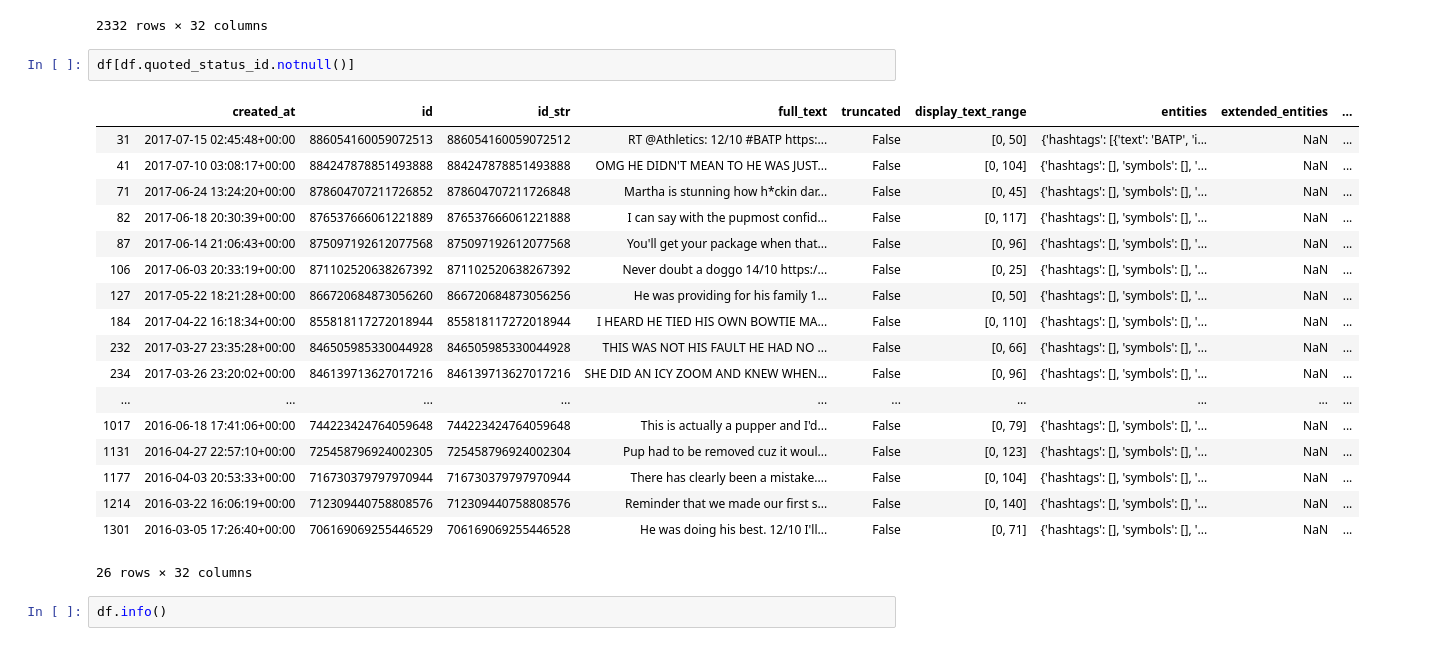
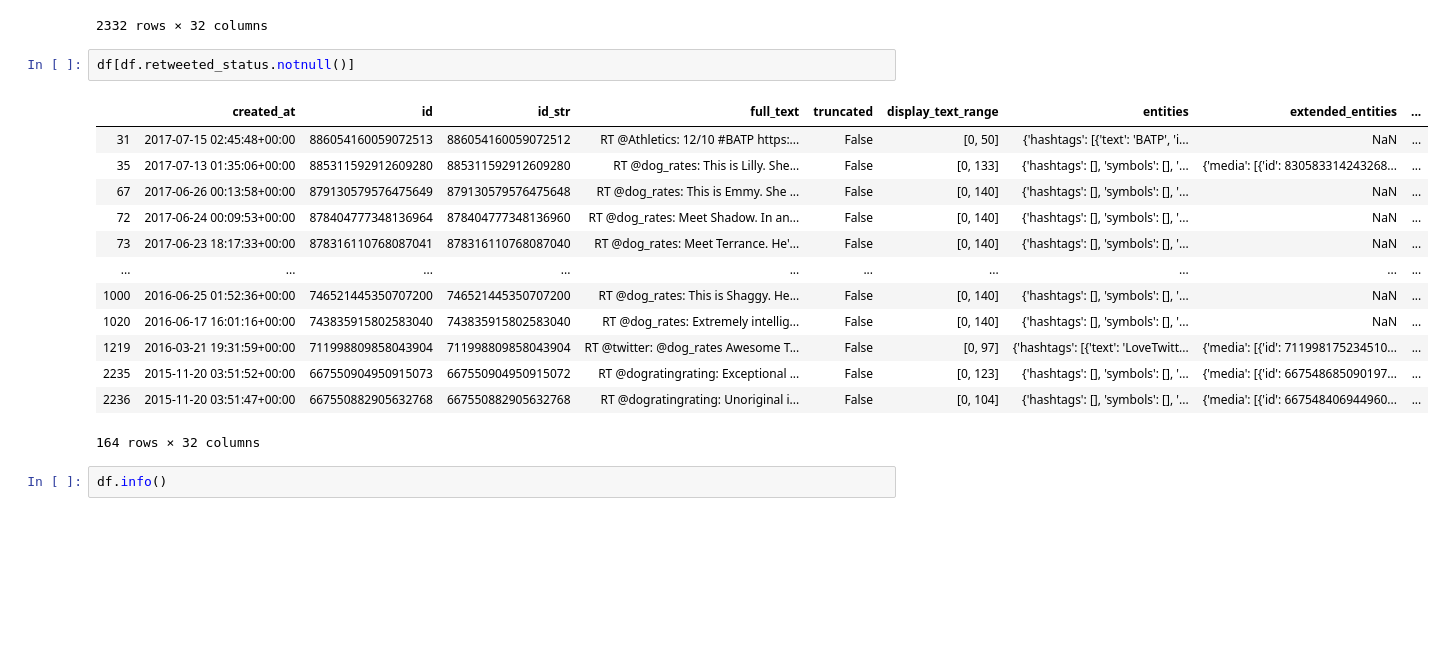
Before and after one commit to BeRT2me/BeRTs_Udacity_WeRateDogs, a Jupyter notebook: wrangle_act.ipynb, the cells around one changed output. Saved outputs shown, nothing was run; the diff lists cells and outputs as text; blank space fills up the shorter version.

```diff
--- a/wrangle_act.ipynb
+++ b/wrangle_act.ipynb
@@ -156,26 +195,21 @@ df
 | 2331 | 2015-11-15 22:32:08+00:00 | 666020888022790149 | 666020888022790144 | Here we have a Japanese Irish Set... | False | [0, 131] | {'hashtags': [], 'symbols': [], '... | {'media': [{'id': 666020881337073... | ... |
 2332 rows × 32 columns
 # %%
-df[df.quoted_status_id.notnull()]
+df[df.retweeted_status.notnull()]
 # %% [output]
 |  | created_at | id | id_str | full_text | truncated | display_text_range | entities | extended_entities | ... |
 | 31 | 2017-07-15 02:45:48+00:00 | 886054160059072513 | 886054160059072512 | RT @Athletics: 12/10 #BATP https:... | False | [0, 50] | {'hashtags': [{'text': 'BATP', 'i... | NaN | ... |
-| 41 | 2017-07-10 03:08:17+00:00 | 884247878851493888 | 884247878851493888 | OMG HE DIDN'T MEAN TO HE WAS JUST... | False | [0, 104] | {'hashtags': [], 'symbols': [], '... | NaN | ... |
-| 71 | 2017-06-24 13:24:20+00:00 | 878604707211726852 | 878604707211726848 | Martha is stunning how h*ckin dar... | False | [0, 45] | {'hashtags': [], 'symbols': [], '... | NaN | ... |
-| 82 | 2017-06-18 20:30:39+00:00 | 876537666061221889 | 876537666061221888 | I can say with the pupmost confid... | False | [0, 117] | {'hashtags': [], 'symbols': [], '... | NaN | ... |
-| 87 | 2017-06-14 21:06:43+00:00 | 875097192612077568 | 875097192612077568 | You'll get your package when that... | False | [0, 96] | {'hashtags': [], 'symbols': [], '... | NaN | ... |
-| 106 | 2017-06-03 20:33:19+00:00 | 871102520638267392 | 871102520638267392 | Never doubt a doggo 14/10 https:/... | False | [0, 25] | {'hashtags': [], 'symbols': [], '... | NaN | ... |
-| 127 | 2017-05-22 18:21:28+00:00 | 866720684873056260 | 866720684873056256 | He was providing for his family 1... | False | [0, 50] | {'hashtags': [], 'symbols': [], '... | NaN | ... |
-| 184 | 2017-04-22 16:18:34+00:00 | 855818117272018944 | 855818117272018944 | I HEARD HE TIED HIS OWN BOWTIE MA... | False | [0, 110] | {'hashtags': [], 'symbols': [], '... | NaN | ... |
-| 232 | 2017-03-27 23:35:28+00:00 | 846505985330044928 | 846505985330044928 | THIS WAS NOT HIS FAULT HE HAD NO ... | False | [0, 66] | {'hashtags': [], 'symbols': [], '... | NaN | ... |
-| 234 | 2017-03-26 23:20:02+00:00 | 846139713627017216 | 846139713627017216 | SHE DID AN ICY ZOOM AND KNEW WHEN... | False | [0, 96] | {'hashtags': [], 'symbols': [], '... | NaN | ... |
+| 35 | 2017-07-13 01:35:06+00:00 | 885311592912609280 | 885311592912609280 | RT @dog_rates: This is Lilly. She... | False | [0, 133] | {'hashtags': [], 'symbols': [], '... | {'media': [{'id': 830583314243268... | ... |
+| 67 | 2017-06-26 00:13:58+00:00 | 879130579576475649 | 879130579576475648 | RT @dog_rates: This is Emmy. She ... | False | [0, 140] | {'hashtags': [], 'symbols': [], '... | NaN | ... |
+| 72 | 2017-06-24 00:09:53+00:00 | 878404777348136964 | 878404777348136960 | RT @dog_rates: Meet Shadow. In an... | False | [0, 140] | {'hashtags': [], 'symbols': [], '... | NaN | ... |
+| 73 | 2017-06-23 18:17:33+00:00 | 878316110768087041 | 878316110768087040 | RT @dog_rates: Meet Terrance. He'... | False | [0, 140] | {'hashtags': [], 'symbols': [], '... | NaN | ... |
 | ... | ... | ... | ... | ... | ... | ... | ... | ... | ... |
-| 1017 | 2016-06-18 17:41:06+00:00 | 744223424764059648 | 744223424764059648 | This is actually a pupper and I'd... | False | [0, 79] | {'hashtags': [], 'symbols': [], '... | NaN | ... |
-| 1131 | 2016-04-27 22:57:10+00:00 | 725458796924002305 | 725458796924002304 | Pup had to be removed cuz it woul... | False | [0, 123] | {'hashtags': [], 'symbols': [], '... | NaN | ... |
-| 1177 | 2016-04-03 20:53:33+00:00 | 716730379797970944 | 716730379797970944 | There has clearly been a mistake.... | False | [0, 104] | {'hashtags': [], 'symbols': [], '... | NaN | ... |
-| 1214 | 2016-03-22 16:06:19+00:00 | 712309440758808576 | 712309440758808576 | Reminder that we made our first s... | False | [0, 140] | {'hashtags': [], 'symbols': [], '... | NaN | ... |
-| 1301 | 2016-03-05 17:26:40+00:00 | 706169069255446529 | 706169069255446528 | He was doing his best. 12/10 I'll... | False | [0, 71] | {'hashtags': [], 'symbols': [], '... | NaN | ... |
+| 1000 | 2016-06-25 01:52:36+00:00 | 746521445350707200 | 746521445350707200 | RT @dog_rates: This is Shaggy. He... | False | [0, 140] | {'hashtags': [], 'symbols': [], '... | NaN | ... |
+| 1020 | 2016-06-17 16:01:16+00:00 | 743835915802583040 | 743835915802583040 | RT @dog_rates: Extremely intellig... | False | [0, 140] | {'hashtags': [], 'symbols': [], '... | NaN | ... |
+| 1219 | 2016-03-21 19:31:59+00:00 | 711998809858043904 | 711998809858043904 | RT @twitter: @dog_rates Awesome T... | False | [0, 97] | {'hashtags': [{'text': 'LoveTwitt... | {'media': [{'id': 711998175234510... | ... |
+| 2235 | 2015-11-20 03:51:52+00:00 | 667550904950915073 | 667550904950915072 | RT @dogratingrating: Exceptional ... | False | [0, 123] | {'hashtags': [], 'symbols': [], '... | {'media': [{'id': 667548685090197... | ... |
+| 2236 | 2015-11-20 03:51:47+00:00 | 667550882905632768 | 667550882905632768 | RT @dogratingrating: Unoriginal i... | False | [0, 104] | {'hashtags': [], 'symbols': [], '... | {'media': [{'id': 667548406944960... | ... |
-26 rows × 32 columns
+164 rows × 32 columns
 # %%
 df.info()
 # %% [output]
```
Also changed, not shown: parts of 29 cells of this notebook, 2 other files.
